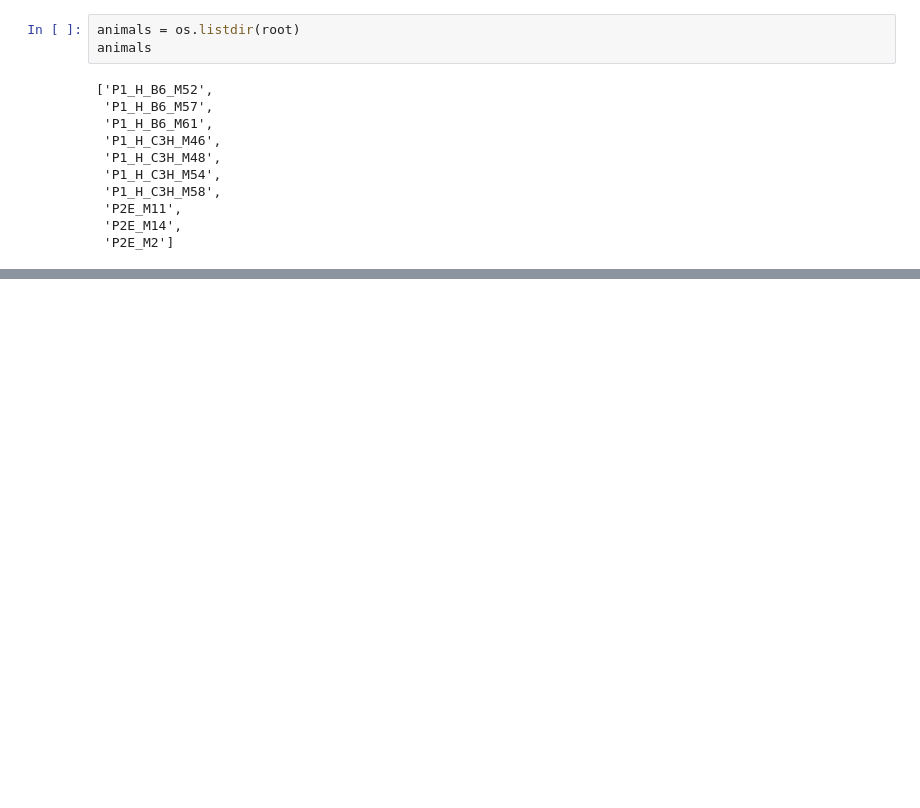
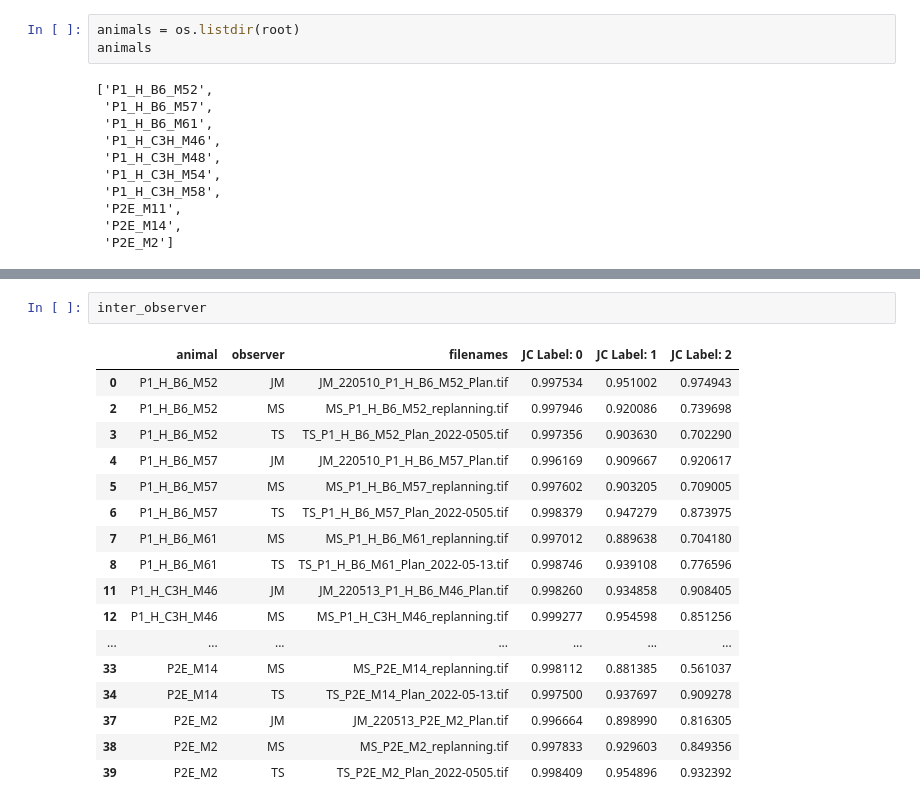
Before and after one commit to jo-mueller/radiographic_workflow_evaluation, a Jupyter notebook: notebooks/Evaluate_planing_variations.ipynb, the cells around one changed output, grey strips where cells are left out. Saved outputs shown, nothing was run; the diff lists cells and outputs as text; blank space fills up the shorter version.

```diff
--- a/notebooks/Evaluate_planing_variations.ipynb
+++ b/notebooks/Evaluate_planing_variations.ipynb
@@ -59,0 +111,20 @@ for plan in plans:
+# %%
+inter_observer
+# %% [output]
+|  | animal | observer | filenames | JC Label: 0 | JC Label: 1 | JC Label: 2 |
+| 0 | P1_H_B6_M52 | JM | JM_220510_P1_H_B6_M52_Plan.tif | 0.997534 | 0.951002 | 0.974943 |
+| 2 | P1_H_B6_M52 | MS | MS_P1_H_B6_M52_replanning.tif | 0.997946 | 0.920086 | 0.739698 |
+| 3 | P1_H_B6_M52 | TS | TS_P1_H_B6_M52_Plan_2022-0505.tif | 0.997356 | 0.903630 | 0.702290 |
+| 4 | P1_H_B6_M57 | JM | JM_220510_P1_H_B6_M57_Plan.tif | 0.996169 | 0.909667 | 0.920617 |
+| 5 | P1_H_B6_M57 | MS | MS_P1_H_B6_M57_replanning.tif | 0.997602 | 0.903205 | 0.709005 |
+| 6 | P1_H_B6_M57 | TS | TS_P1_H_B6_M57_Plan_2022-0505.tif | 0.998379 | 0.947279 | 0.873975 |
+| 7 | P1_H_B6_M61 | MS | MS_P1_H_B6_M61_replanning.tif | 0.997012 | 0.889638 | 0.704180 |
+| 8 | P1_H_B6_M61 | TS | TS_P1_H_B6_M61_Plan_2022-05-13.tif | 0.998746 | 0.939108 | 0.776596 |
+| 11 | P1_H_C3H_M46 | JM | JM_220513_P1_H_B6_M46_Plan.tif | 0.998260 | 0.934858 | 0.908405 |
+| 12 | P1_H_C3H_M46 | MS | MS_P1_H_C3H_M46_replanning.tif | 0.999277 | 0.954598 | 0.851256 |
+| ... | ... | ... | ... | ... | ... | ... |
+| 33 | P2E_M14 | MS | MS_P2E_M14_replanning.tif | 0.998112 | 0.881385 | 0.561037 |
+| 34 | P2E_M14 | TS | TS_P2E_M14_Plan_2022-05-13.tif | 0.997500 | 0.937697 | 0.909278 |
+| 37 | P2E_M2 | JM | JM_220513_P2E_M2_Plan.tif | 0.996664 | 0.898990 | 0.816305 |
+| 38 | P2E_M2 | MS | MS_P2E_M2_replanning.tif | 0.997833 | 0.929603 | 0.849356 |
+| 39 | P2E_M2 | TS | TS_P2E_M2_Plan_2022-0505.tif | 0.998409 | 0.954896 | 0.932392 |
```
Also changed, not shown: parts of 16 cells of this notebook.
